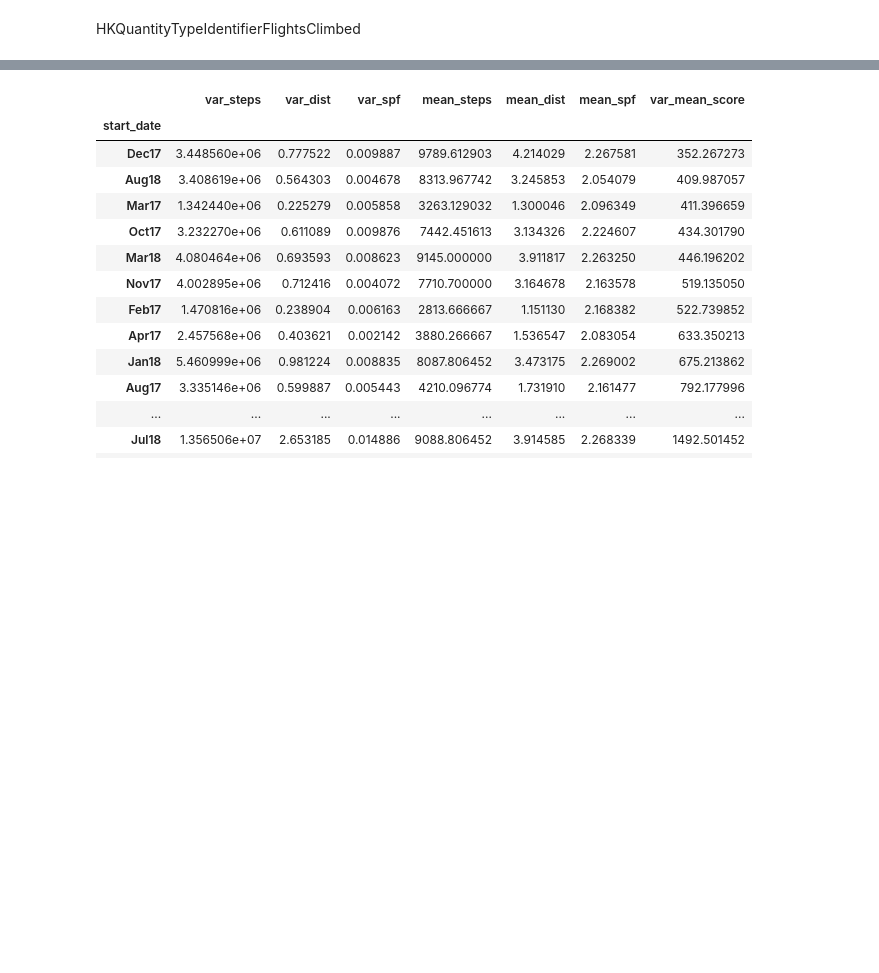
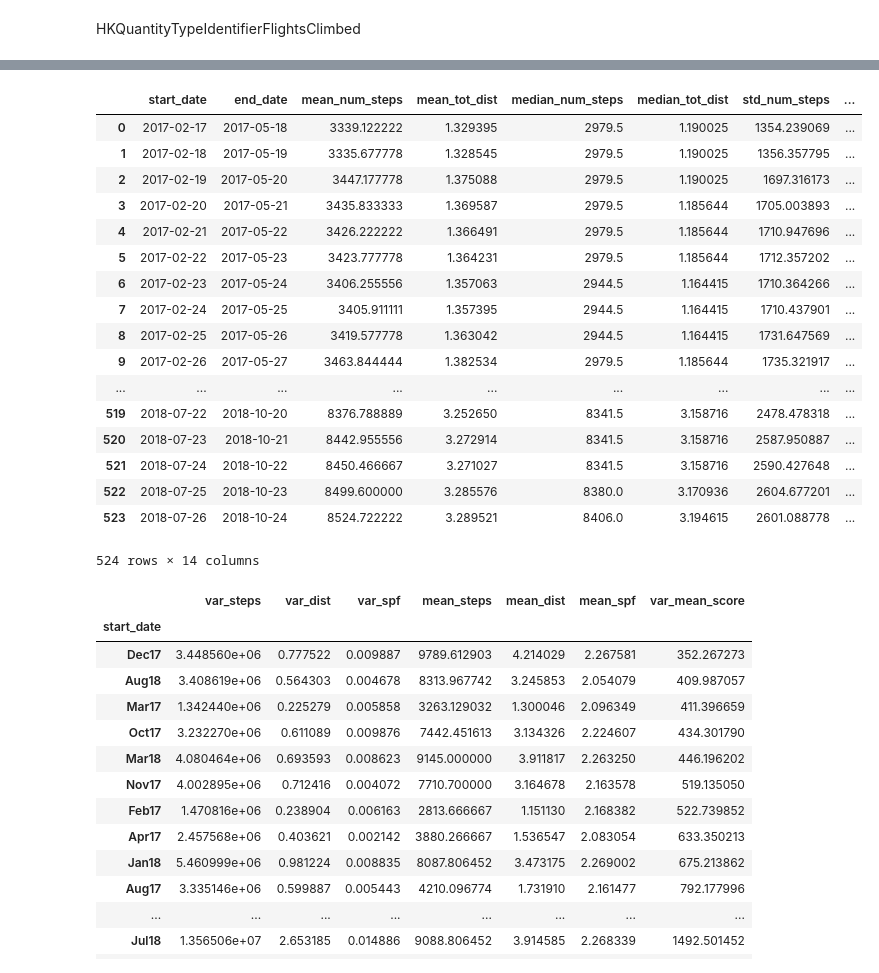
Before and after one commit to Data-is-life/Steps_Analysis, a Jupyter notebook: src/testing_dist_and_steps_funcs.ipynb, the cells around one changed output, grey strips where cells are left out. Drawn from its saved outputs; the diff is of its cells as text; code cells hidden in the pictures; blank space fills up the shorter version.

```diff
--- a/src/testing_dist_and_steps_funcs.ipynb
+++ b/src/testing_dist_and_steps_funcs.ipynb
@@ -20,3 +28,24 @@ combined_df = create_combined_daily_df(steps_df, dist_df)
+# %%
+rolling_day_df(combined_df, 90)
+# %% [output]
+|  | start_date | end_date | mean_num_steps | mean_tot_dist | median_num_steps | median_tot_dist | std_num_steps | ... |
+| 0 | 2017-02-17 | 2017-05-18 | 3339.122222 | 1.329395 | 2979.5 | 1.190025 | 1354.239069 | ... |
+| 1 | 2017-02-18 | 2017-05-19 | 3335.677778 | 1.328545 | 2979.5 | 1.190025 | 1356.357795 | ... |
+| 2 | 2017-02-19 | 2017-05-20 | 3447.177778 | 1.375088 | 2979.5 | 1.190025 | 1697.316173 | ... |
+| 3 | 2017-02-20 | 2017-05-21 | 3435.833333 | 1.369587 | 2979.5 | 1.185644 | 1705.003893 | ... |
+| 4 | 2017-02-21 | 2017-05-22 | 3426.222222 | 1.366491 | 2979.5 | 1.185644 | 1710.947696 | ... |
+| 5 | 2017-02-22 | 2017-05-23 | 3423.777778 | 1.364231 | 2979.5 | 1.185644 | 1712.357202 | ... |
+| 6 | 2017-02-23 | 2017-05-24 | 3406.255556 | 1.357063 | 2944.5 | 1.164415 | 1710.364266 | ... |
+| 7 | 2017-02-24 | 2017-05-25 | 3405.911111 | 1.357395 | 2944.5 | 1.164415 | 1710.437901 | ... |
+| 8 | 2017-02-25 | 2017-05-26 | 3419.577778 | 1.363042 | 2944.5 | 1.164415 | 1731.647569 | ... |
+| 9 | 2017-02-26 | 2017-05-27 | 3463.844444 | 1.382534 | 2979.5 | 1.185644 | 1735.321917 | ... |
+| ... | ... | ... | ... | ... | ... | ... | ... | ... |
+| 519 | 2018-07-22 | 2018-10-20 | 8376.788889 | 3.252650 | 8341.5 | 3.158716 | 2478.478318 | ... |
+| 520 | 2018-07-23 | 2018-10-21 | 8442.955556 | 3.272914 | 8341.5 | 3.158716 | 2587.950887 | ... |
+| 521 | 2018-07-24 | 2018-10-22 | 8450.466667 | 3.271027 | 8341.5 | 3.158716 | 2590.427648 | ... |
+| 522 | 2018-07-25 | 2018-10-23 | 8499.600000 | 3.285576 | 8380.0 | 3.170936 | 2604.677201 | ... |
+| 523 | 2018-07-26 | 2018-10-24 | 8524.722222 | 3.289521 | 8406.0 | 3.194615 | 2601.088778 | ... |
+524 rows × 14 columns
 # %%
 # combined_df = merge_steps_and_distance(daily_steps_df, daily_dist_df)
 # combined_df.reset_index(inplace=True)
```
Also changed, not shown: parts of 3 cells of this notebook, 2 other files.
